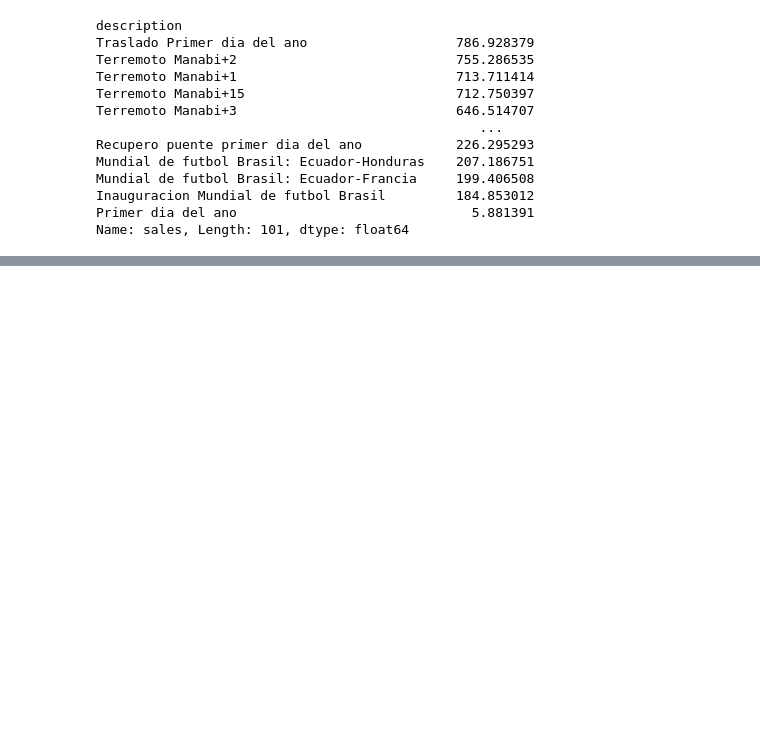
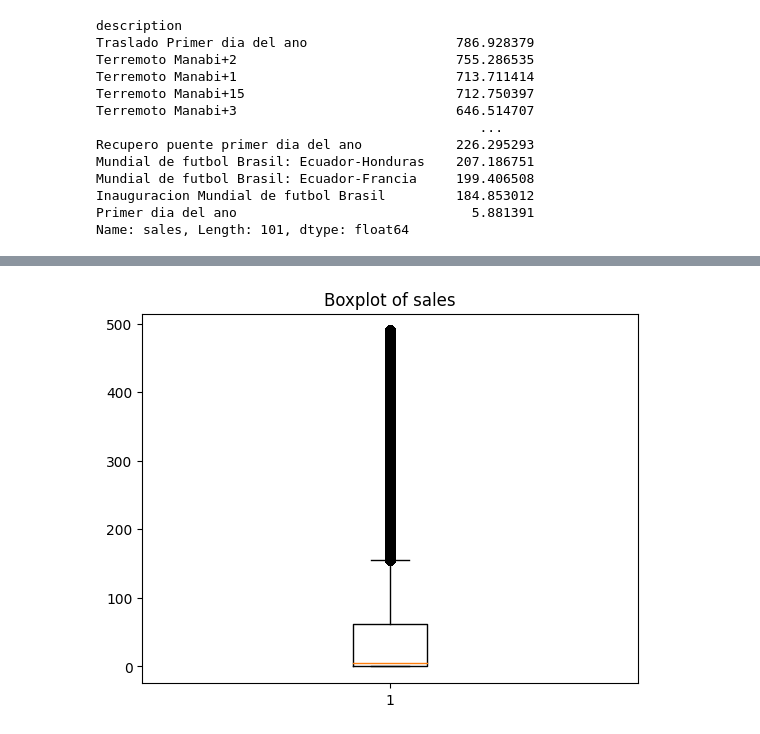
Before and after one commit to thvieira1/Store-Sales---Time-Series-Forecasting---Kaggle-Competition, a Jupyter notebook: exploration.ipynb, the cells around one changed output, grey strips where cells are left out. Drawn from its saved outputs; the diff is of its cells as text; code cells hidden in the pictures; blank space fills up the shorter version.

```diff
--- a/exploration.ipynb
+++ b/exploration.ipynb
@@ -408,0 +443,6 @@ Name: sales, Length: 101, dtype: float64
+# %%
+plt.boxplot(df_cleaned['sales'].dropna())
+plt.title('Boxplot of sales')
+plt.show()
+# %% [output]
+[figure, added]
```
Also changed, not shown: parts of 8 cells of this notebook, 2 other files.
